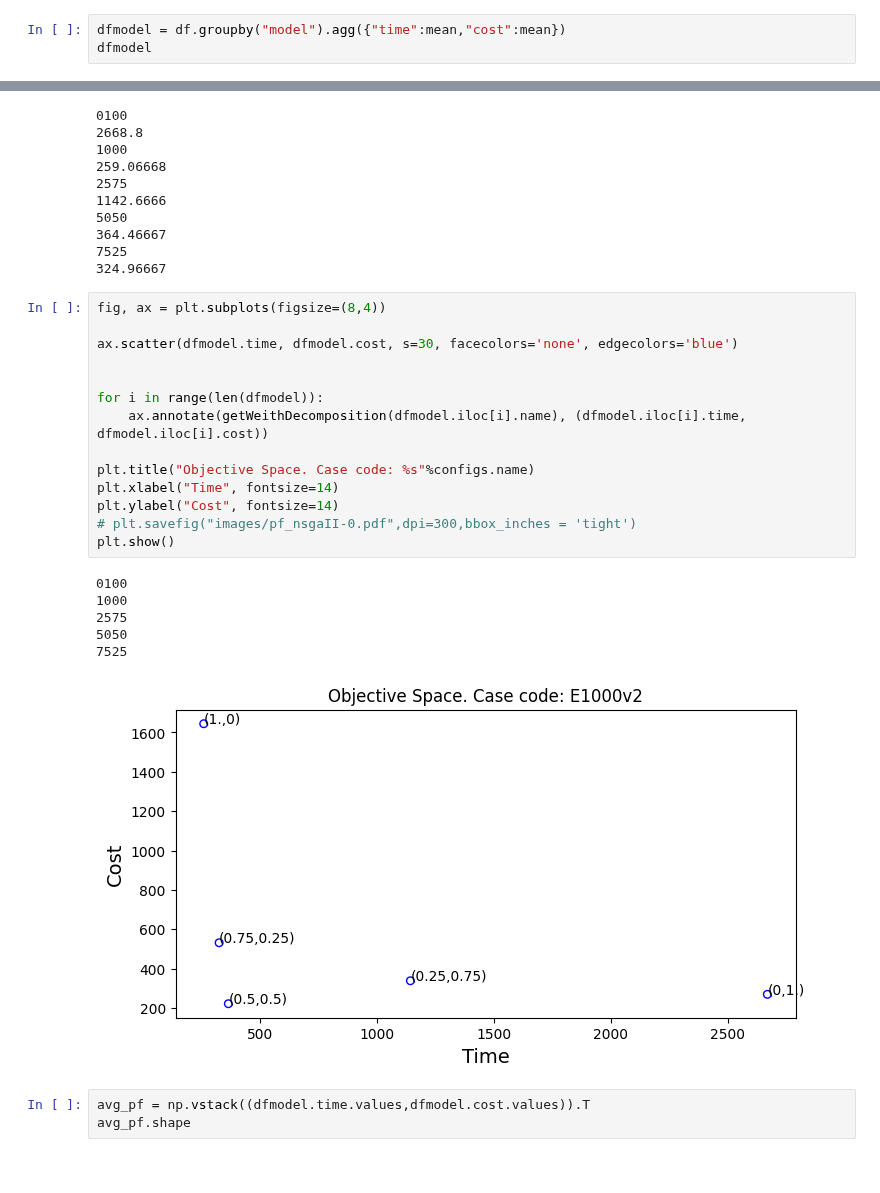
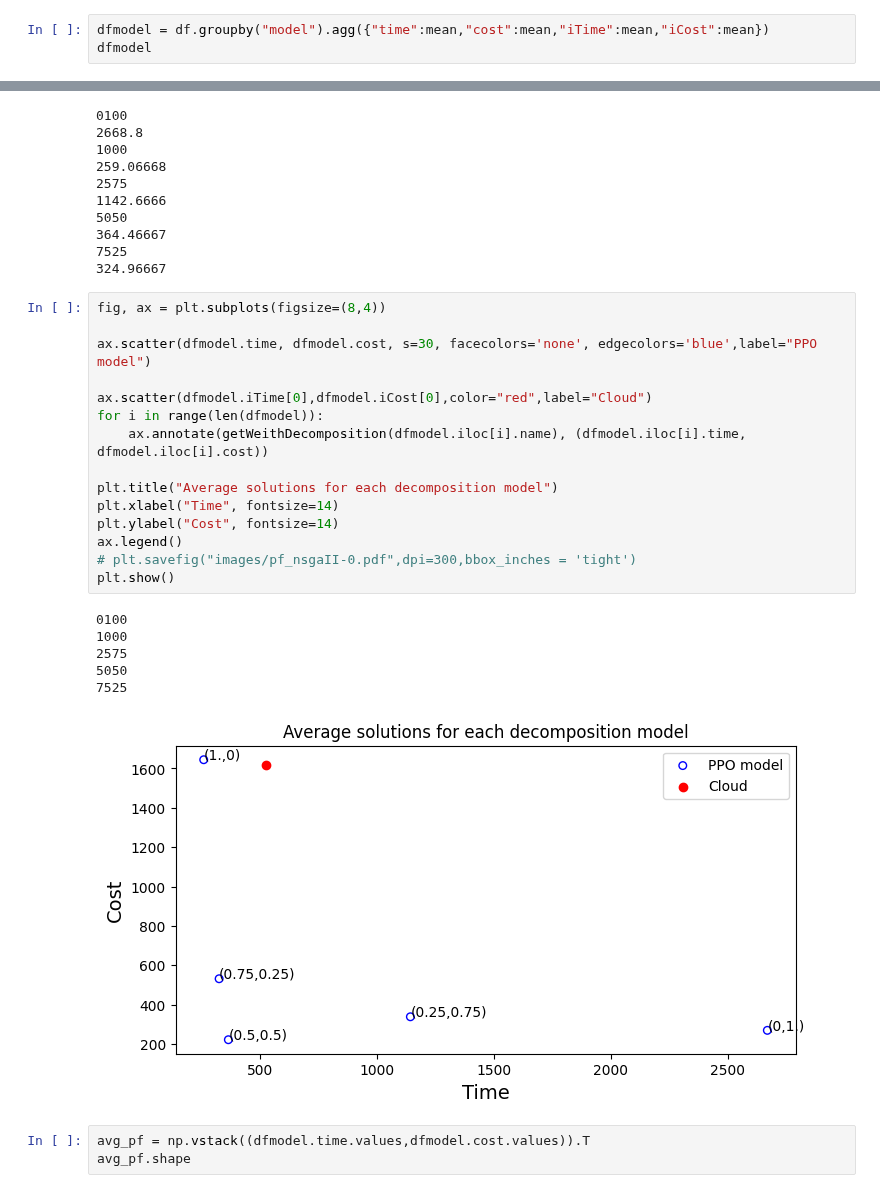
Before and after one commit to acsicuib/DRL-AC-Allocation, a Jupyter notebook: notebook_plot_PF_E1000.ipynb, the cells around one changed output, grey strips where cells are left out. Cells and saved outputs as stored; diff of their text form.

```diff
--- a/notebook_plot_PF_E1000.ipynb
+++ b/notebook_plot_PF_E1000.ipynb
@@ -53,6 +53,6 @@ df
 | 149 | 0100 | 29 | 2437.0 | 293.0 | -293.0 | 512.0 | 1620.0 |
 150 rows × 7 columns
 # %%
-dfmodel = df.groupby("model").agg({"time":mean,"cost":mean})
+dfmodel = df.groupby("model").agg({"time":mean,"cost":mean,"iTime":mean,"iCost":mean})
 dfmodel
 # %% [output]
@@ -85,24 +85,25 @@ for i in range(len(dfmodel)):
 # %%
 fig, ax = plt.subplots(figsize=(8,4))
 
-ax.scatter(dfmodel.time, dfmodel.cost, s=30, facecolors='none', edgecolors='blue')
+ax.scatter(dfmodel.time, dfmodel.cost, s=30, facecolors='none', edgecolors='blue',label="PPO model")
 
-
+ax.scatter(dfmodel.iTime[0],dfmodel.iCost[0],color="red",label="Cloud")
 for i in range(len(dfmodel)):
     ax.annotate(getWeithDecomposition(dfmodel.iloc[i].name), (dfmodel.iloc[i].time, dfmodel.iloc[i].cost))
 
-plt.title("Objective Space. Case code: %s"%configs.name)
+plt.title("Average solutions for each decomposition model")
 plt.xlabel("Time", fontsize=14)
 plt.ylabel("Cost", fontsize=14)
+ax.legend()
 # plt.savefig("images/pf_nsgaII-0.pdf",dpi=300,bbox_inches = 'tight')
 plt.show()
 # %% [output]
 0100
 1000
 2575
 5050
 7525
-[figure, old version]
+[figure, new version]
 # %%
 avg_pf = np.vstack((dfmodel.time.values,dfmodel.cost.values)).T
 avg_pf.shape
```
Also changed, not shown: parts of 13 cells of this notebook, 21 other files.
